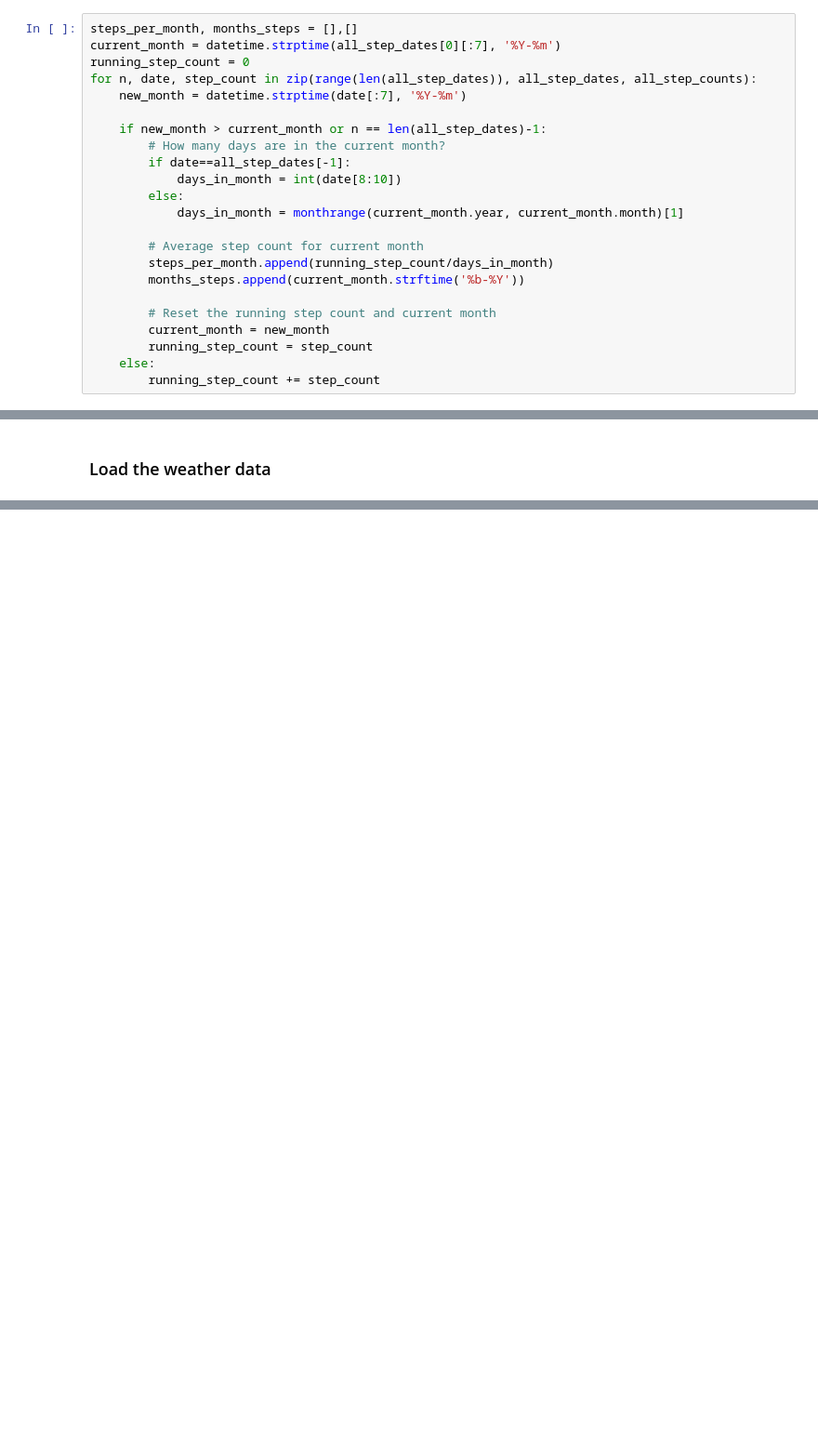
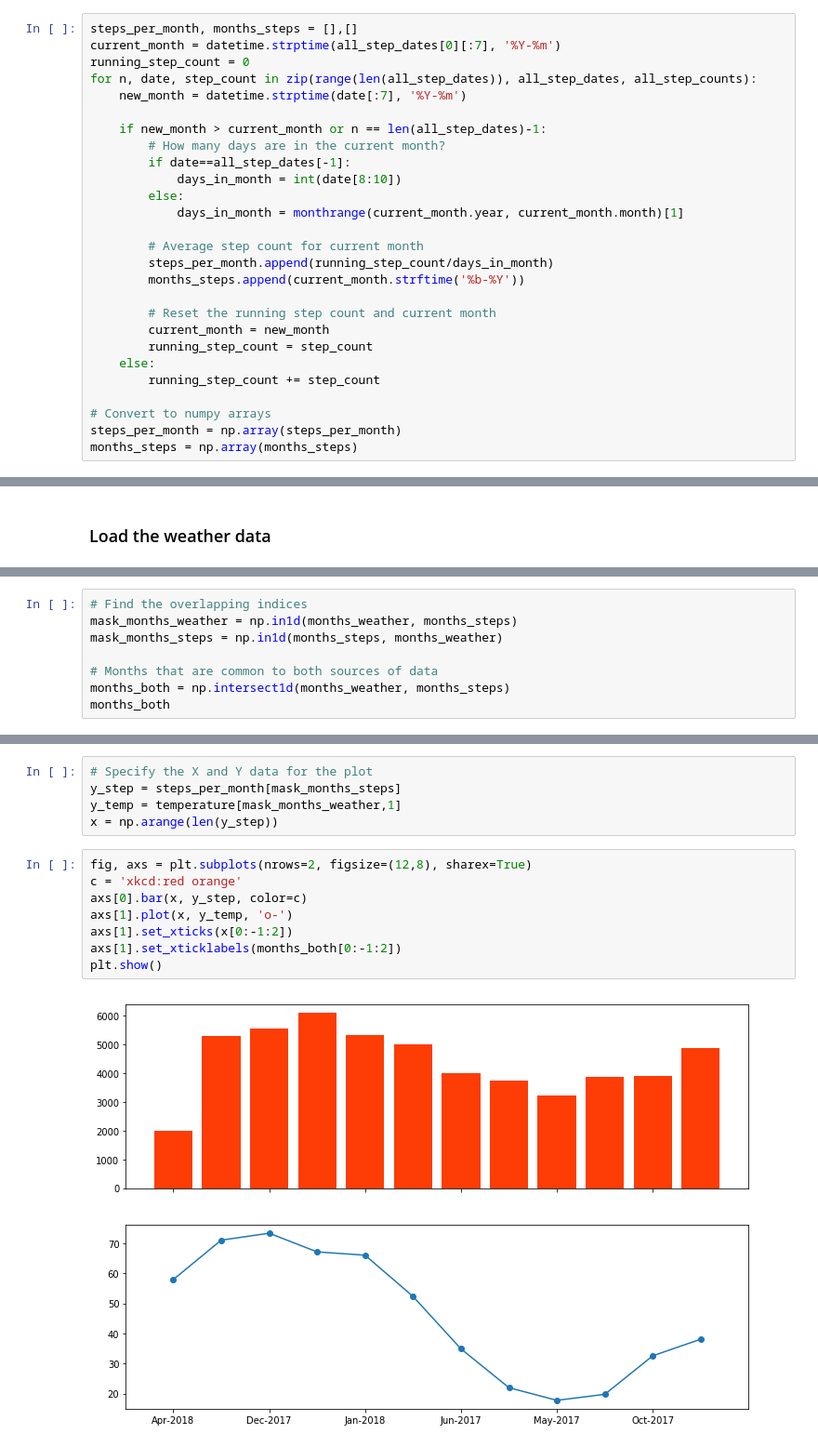
Before and after one commit to johnwmillr/WeatherStepCount, a Jupyter notebook: Apple_Health_StepCounts.ipynb, the cells around one changed output, grey strips where cells are left out. Shown at 93% size. Saved outputs shown, nothing was run; the diff lists cells and outputs as text; blank space fills up the shorter version.

```diff
--- a/Apple_Health_StepCounts.ipynb
+++ b/Apple_Health_StepCounts.ipynb
@@ -68,6 +60,10 @@ for n, date, step_count in zip(range(len(all_step_dates)), all_step_dates, all_s
         running_step_count = step_count
     else:
         running_step_count += step_count
+
+# Convert to numpy arrays
+steps_per_month = np.array(steps_per_month)
+months_steps = np.array(months_steps)
 # %%
 y = steps_per_month[1:]
 x = np.arange(len(y))
@@ -178,0 +114,8 @@ plt.show()
+# %%
+# Find the overlapping indices
+mask_months_weather = np.in1d(months_weather, months_steps)
+mask_months_steps = np.in1d(months_steps, months_weather)
+
+# Months that are common to both sources of data
+months_both = np.intersect1d(months_weather, months_steps)
+months_both
@@ -178,0 +153,15 @@ plt.show()
+# %%
+# Specify the X and Y data for the plot
+y_step = steps_per_month[mask_months_steps]
+y_temp = temperature[mask_months_weather,1]
+x = np.arange(len(y_step))
+# %%
+fig, axs = plt.subplots(nrows=2, figsize=(12,8), sharex=True)
+c = 'xkcd:red orange'
+axs[0].bar(x, y_step, color=c)
+axs[1].plot(x, y_temp, 'o-')
+axs[1].set_xticks(x[0:-1:2])
+axs[1].set_xticklabels(months_both[0:-1:2])
+plt.show()
+# %% [output]
+[figure, added]
```
Also changed, not shown: parts of 17 cells of this notebook.
